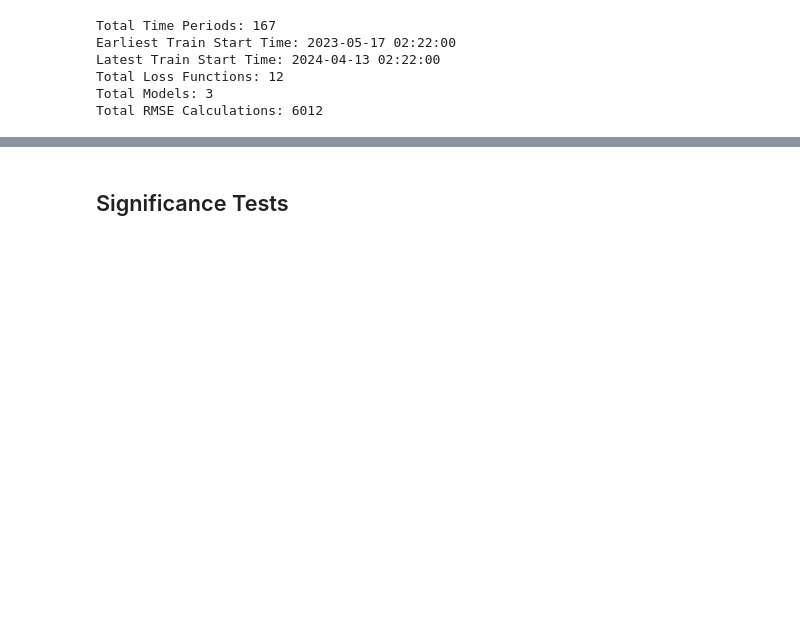
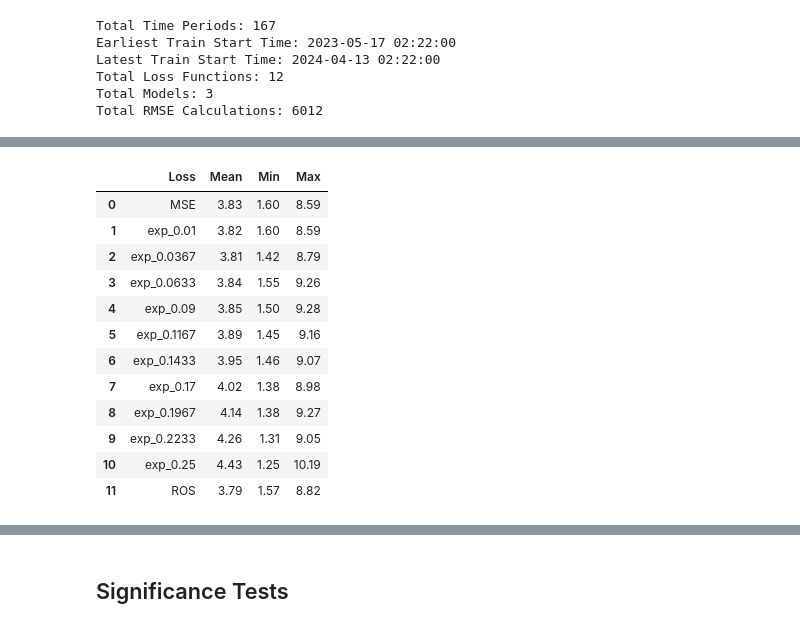
Before and after one commit to jh-206/Custom-Loss-FMDA, a Jupyter notebook: outputs/3_results-OUTPUTS.ipynb, the cells around one changed output, grey strips where cells are left out. Drawn from its saved outputs; the diff is of its cells as text; code cells hidden in the pictures; blank space fills up the shorter version.

```diff
--- a/outputs/3_results-OUTPUTS.ipynb
+++ b/outputs/3_results-OUTPUTS.ipynb
@@ -151,0 +171,21 @@ tab2.round(2)
+# %%
+tab2 = results_fm[results_ros.Model == "XGB"].groupby('Loss', sort=False).agg(
+    Mean=('RMSE', 'mean'),
+    Min=('RMSE', 'min'),
+    Max=('RMSE', 'max')
+).reset_index()
+tab2.round(2)
+# %% [output]
+|  | Loss | Mean | Min | Max |
+| 0 | MSE | 3.83 | 1.60 | 8.59 |
+| 1 | exp_0.01 | 3.82 | 1.60 | 8.59 |
+| 2 | exp_0.0367 | 3.81 | 1.42 | 8.79 |
+| 3 | exp_0.0633 | 3.84 | 1.55 | 9.26 |
+| 4 | exp_0.09 | 3.85 | 1.50 | 9.28 |
+| 5 | exp_0.1167 | 3.89 | 1.45 | 9.16 |
+| 6 | exp_0.1433 | 3.95 | 1.46 | 9.07 |
+| 7 | exp_0.17 | 4.02 | 1.38 | 8.98 |
+| 8 | exp_0.1967 | 4.14 | 1.38 | 9.27 |
+| 9 | exp_0.2233 | 4.26 | 1.31 | 9.05 |
+| 10 | exp_0.25 | 4.43 | 1.25 | 10.19 |
+| 11 | ROS | 3.79 | 1.57 | 8.82 |
```
Also changed, not shown: parts of 27 cells of this notebook, 1 other file.
